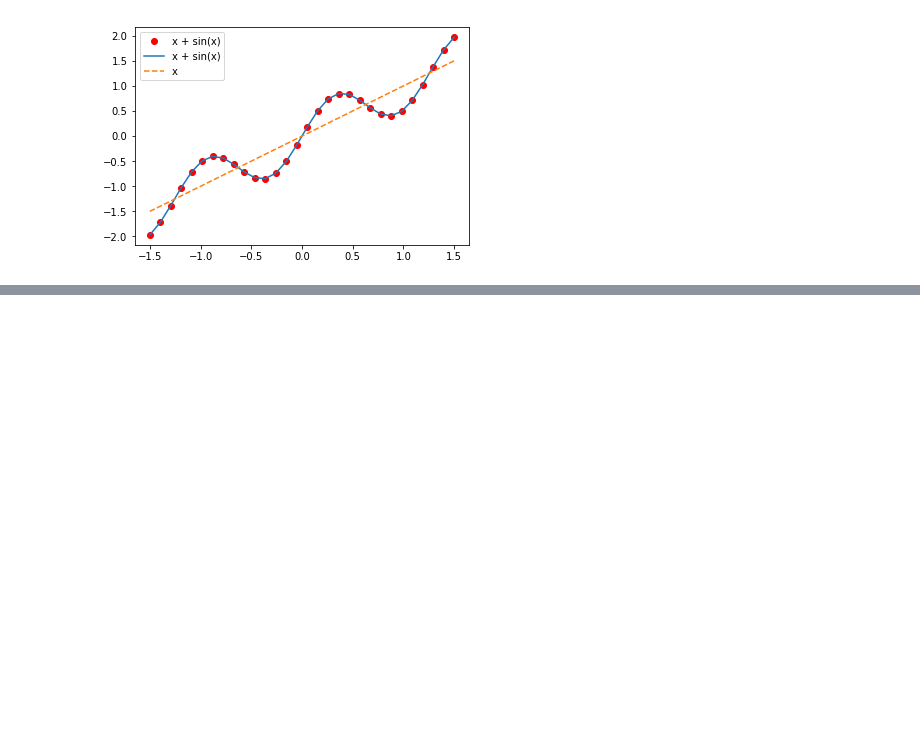
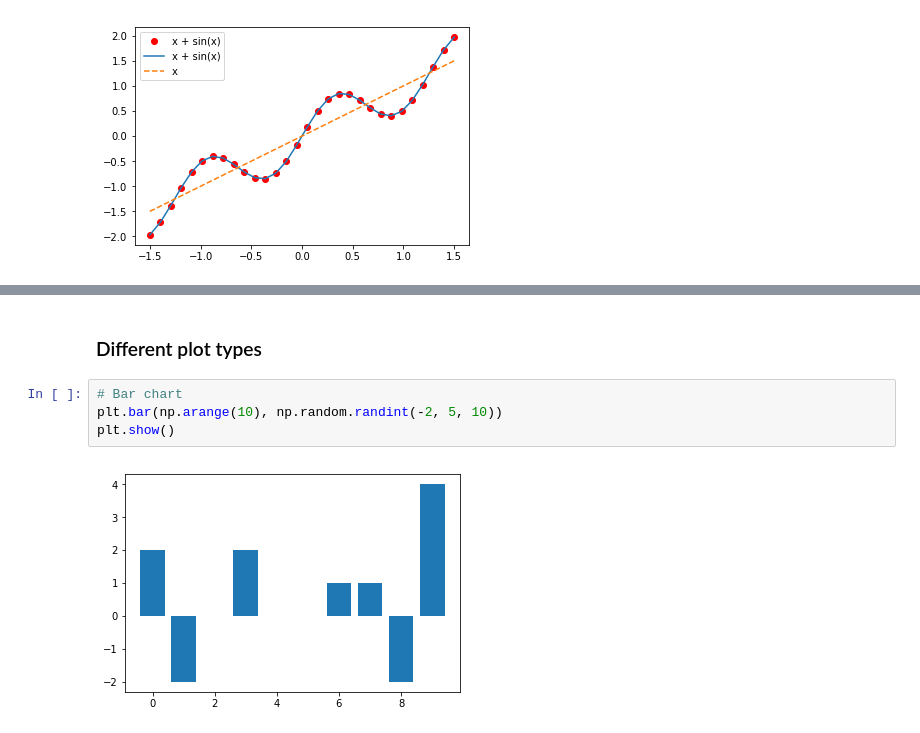
Before and after one commit to RohanBh/learning-python, a Jupyter notebook: exploring-scientific-libraries.ipynb, the cells around one changed output, grey strips where cells are left out. Saved outputs shown, nothing was run; the diff lists cells and outputs as text; blank space fills up the shorter version.

```diff
--- a/exploring-scientific-libraries.ipynb
+++ b/exploring-scientific-libraries.ipynb
@@ -859,0 +883,8 @@ plt.show()
+# %% [markdown]
+### Different plot types
+# %%
+# Bar chart
+plt.bar(np.arange(10), np.random.randint(-2, 5, 10))
+plt.show()
+# %% [output]
+[figure, added]
```
Also changed, not shown: parts of 18 cells of this notebook.
